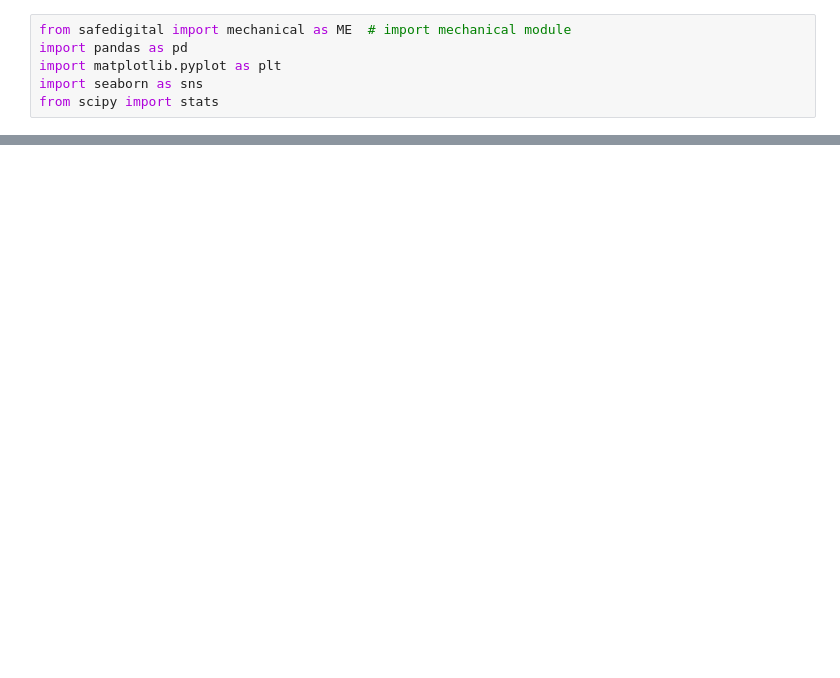
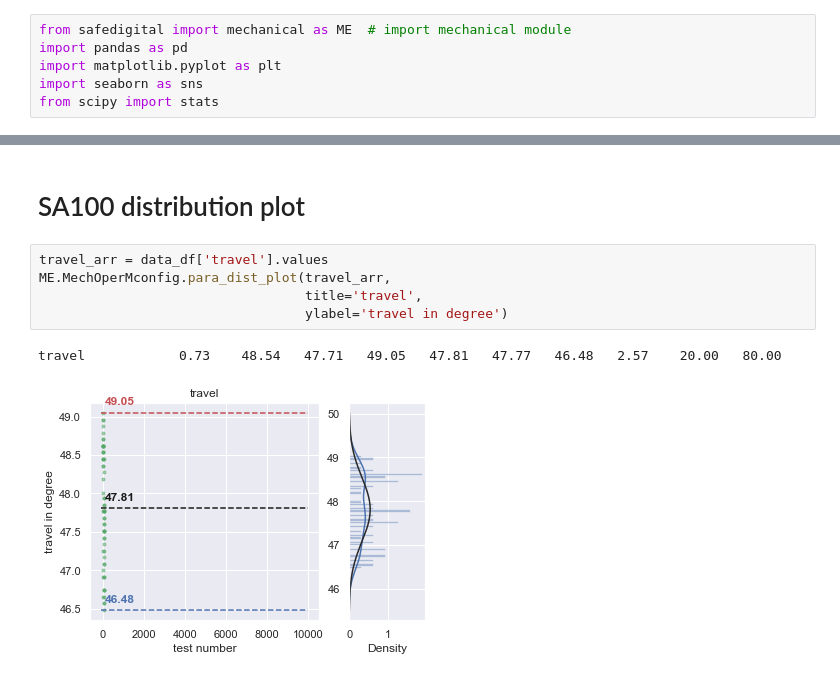
Before and after one commit to xxyql2006/ABB-SGIS-APL, a Jupyter notebook: 03_ME_test/20221122_ME_SA12kV_SGCC_VVV_V1_SA100.ipynb, the cells around one changed output, grey strips where cells are left out. Saved outputs shown, nothing was run; the diff lists cells and outputs as text; blank space fills up the shorter version.

```diff
--- a/03_ME_test/20221122_ME_SA12kV_SGCC_VVV_V1_SA100.ipynb
+++ b/03_ME_test/20221122_ME_SA12kV_SGCC_VVV_V1_SA100.ipynb
@@ -63,0 +44,10 @@ https://gist.github.com/mwaskom/de44147ed2974457ad6372750bbe5751
+# %% [markdown]
+# SA100 distribution plot
+# %%
+travel_arr = data_df['travel'].values
+ME.MechOperMconfig.para_dist_plot(travel_arr,
+                                  title='travel',
+                                  ylabel='travel in degree')
+# %% [output]
+travel            0.73    48.54   47.71   49.05   47.81   47.77   46.48   2.57    20.00   80.00
+[figure, added]
```
Also changed, not shown: parts of 2 cells of this notebook, 11 other files.
